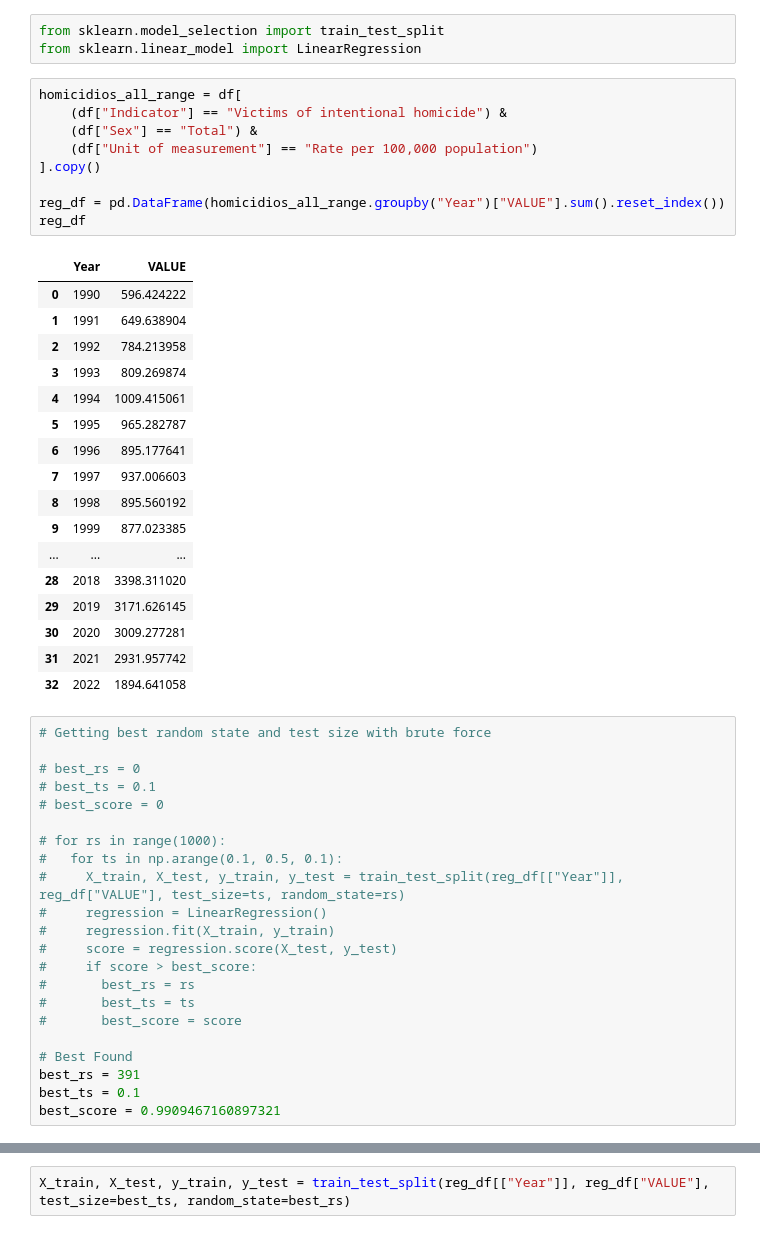
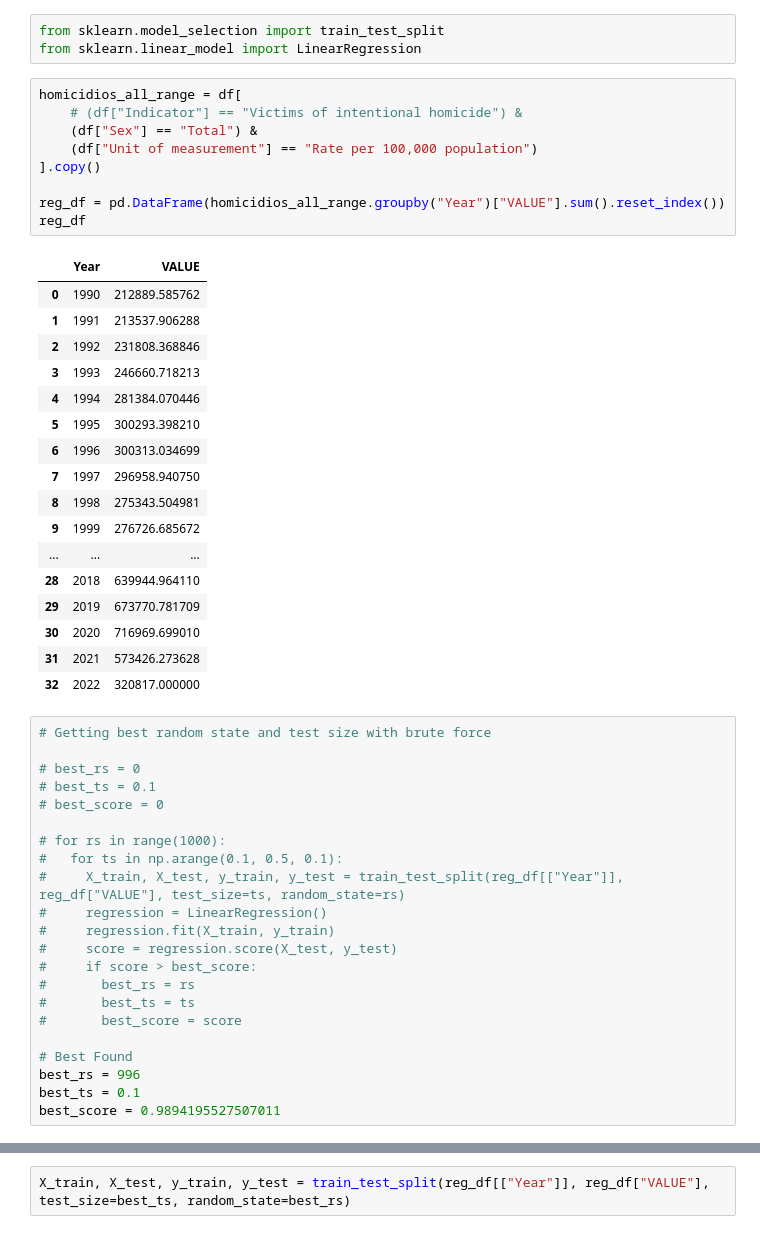
Before and after one commit to priscilaaquila/analise-exploratoria-regressao-indice-homicidios, a Jupyter notebook: Notebook-ead.ipynb, the cells around one changed output, grey strips where cells are left out. Cells and saved outputs as stored; diff of their text form.

```diff
--- a/Notebook-ead.ipynb
+++ b/Notebook-ead.ipynb
@@ -517,31 +517,31 @@ from sklearn.model_selection import train_test_split
 from sklearn.linear_model import LinearRegression
 # %%
 homicidios_all_range = df[
-    (df["Indicator"] == "Victims of intentional homicide") &
+    # (df["Indicator"] == "Victims of intentional homicide") &
     (df["Sex"] == "Total") &
     (df["Unit of measurement"] == "Rate per 100,000 population")
 ].copy()
 
 reg_df = pd.DataFrame(homicidios_all_range.groupby("Year")["VALUE"].sum().reset_index())
 reg_df
 # %% [output]
 |  | Year | VALUE |
-| 0 | 1990 | 596.424222 |
-| 1 | 1991 | 649.638904 |
-| 2 | 1992 | 784.213958 |
-| 3 | 1993 | 809.269874 |
-| 4 | 1994 | 1009.415061 |
-| 5 | 1995 | 965.282787 |
-| 6 | 1996 | 895.177641 |
-| 7 | 1997 | 937.006603 |
-| 8 | 1998 | 895.560192 |
-| 9 | 1999 | 877.023385 |
+| 0 | 1990 | 212889.585762 |
+| 1 | 1991 | 213537.906288 |
+| 2 | 1992 | 231808.368846 |
+| 3 | 1993 | 246660.718213 |
+| 4 | 1994 | 281384.070446 |
+| 5 | 1995 | 300293.398210 |
+| 6 | 1996 | 300313.034699 |
+| 7 | 1997 | 296958.940750 |
+| 8 | 1998 | 275343.504981 |
+| 9 | 1999 | 276726.685672 |
 | ... | ... | ... |
-| 28 | 2018 | 3398.311020 |
-| 29 | 2019 | 3171.626145 |
-| 30 | 2020 | 3009.277281 |
-| 31 | 2021 | 2931.957742 |
-| 32 | 2022 | 1894.641058 |
+| 28 | 2018 | 639944.964110 |
+| 29 | 2019 | 673770.781709 |
+| 30 | 2020 | 716969.699010 |
+| 31 | 2021 | 573426.273628 |
+| 32 | 2022 | 320817.000000 |
 # %%
 # Getting best random state and test size with brute force
 
@@ -561,9 +561,9 @@ reg_df
 #       best_score = score
 
 # Best Found
-best_rs = 391
+best_rs = 996
 best_ts = 0.1
-best_score = 0.9909467160897321
+best_score = 0.9894195527507011
 # %%
 print(best_rs)
 print(best_ts)
```
Also changed, not shown: parts of 6 cells of this notebook.
